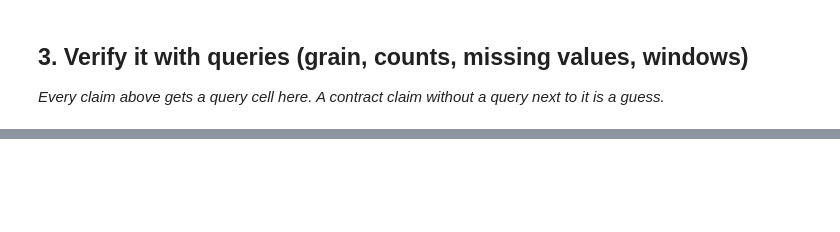
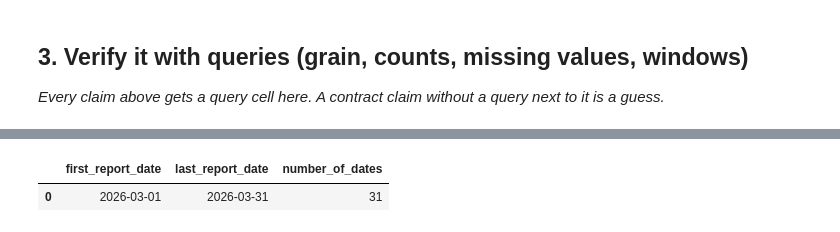
Before and after one commit to Saurabh07-Nishad/flyrank-ml-internship, a Jupyter notebook: work/notebooks/w03_data_contract.ipynb, the cells around one changed output, grey strips where cells are left out. Saved outputs shown, nothing was run; the diff lists cells and outputs as text; code cells hidden in the pictures; blank space fills up the shorter version.

```diff
--- a/work/notebooks/w03_data_contract.ipynb
+++ b/work/notebooks/w03_data_contract.ipynb
@@ -36,0 +185,13 @@ This skeleton is yours to fill. Work the sections **in order** — each one has
+# %%
+window_check = con.sql(f"""
+    SELECT
+        MIN(report_date) AS first_report_date,
+        MAX(report_date) AS last_report_date,
+        COUNT(DISTINCT report_date) AS number_of_dates
+    FROM {REL}
+""").df()
+
+window_check
+# %% [output]
+|  | first_report_date | last_report_date | number_of_dates |
+| 0 | 2026-03-01 | 2026-03-31 | 31 |
```
Also changed, not shown: parts of 26 cells of this notebook.
